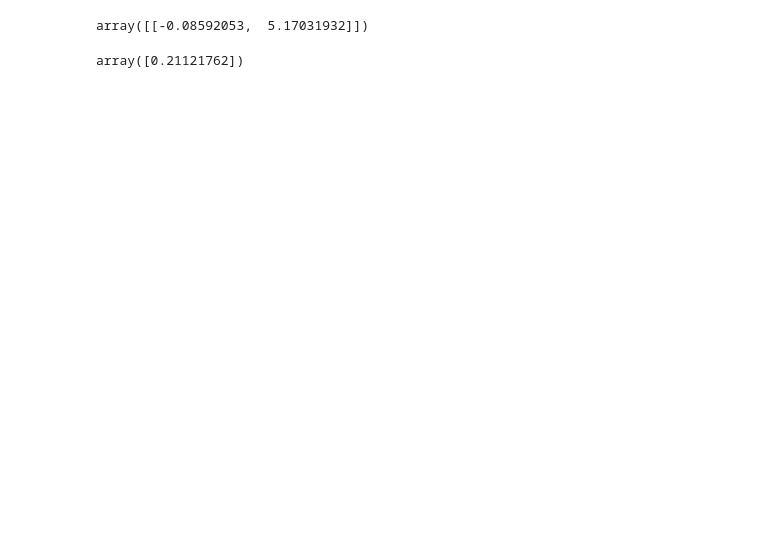
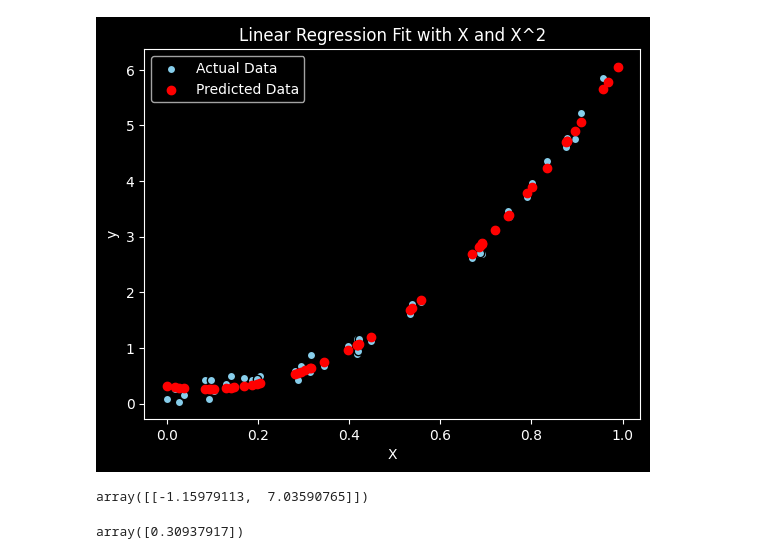
Before and after one commit to pritkudale/ML-for-Teachers, a Jupyter notebook: Linear Regression/Polyn_Regression.ipynb, the cells around one changed output. Saved outputs shown, nothing was run; the diff lists cells and outputs as text; code cells hidden in the pictures; blank space fills up the shorter version.

```diff
--- a/Linear Regression/Polyn_Regression.ipynb
+++ b/Linear Regression/Polyn_Regression.ipynb
@@ -78,0 +69,17 @@ plt.show()
+# %%
+# prompt: fit a plane using regression
+
+# Fit a plane using linear regression in 3D
+from sklearn.linear_model import LinearRegression
+
+# Reshape the data for the linear regression model
+X_combined = np.concatenate((X, X**2), axis=1)
+model_3d = LinearRegression()
+model_3d.fit(X_combined, y)
+
+# Predict y values using the fitted model
+y_pred_3d = model_3d.predict(X_combined)
+
+# Calculate R-squared score
+r2_3d = r2_score(y, y_pred_3d)
+print(f"R-squared score for the plane: {r2_3d}")
@@ -79,10 +155,29 @@ plt.show()
+# %%
+# Fitting a linear regression model
+
+model = LinearRegression()
+model.fit(X_combined, y) # Train a model with combined features
+
+y_pred = model.predict(X_combined)
+
+# Plotiing the regression model
+plt.style.use('dark_background')
+plt.scatter(X, y, color='skyblue', edgecolors='black', label='Actual Data')
+plt.scatter(X, y_pred, color='red', label='Predicted Data') # Plot predictions
+plt.xlabel('X')
+plt.ylabel('y')
+plt.title('Linear Regression Fit with X and X^2')
+plt.legend()
+plt.show()
+# %% [output]
+[figure, added]
 # %%
-model_deg2.coef_
+model_3d.coef_
 # %% [output]
-array([[-0.08592053,  5.17031932]])
+array([[-1.15979113,  7.03590765]])
 # %%
-model_deg2.intercept_
+model_3d.intercept_
 # %% [output]
-array([0.21121762])
+array([0.30937917])
 # %%
 from sklearn.preprocessing import PolynomialFeatures, StandardScaler
```
Also changed, not shown: parts of 34 cells of this notebook.
